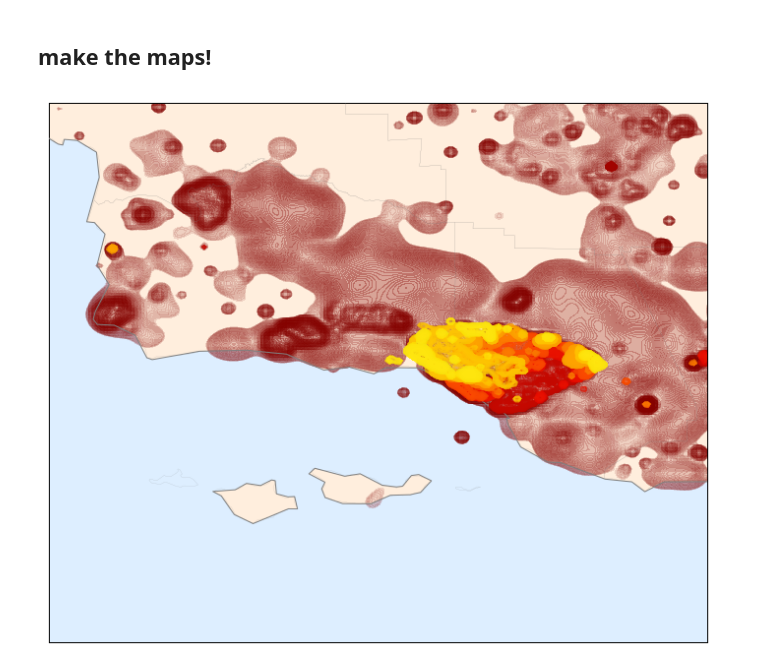
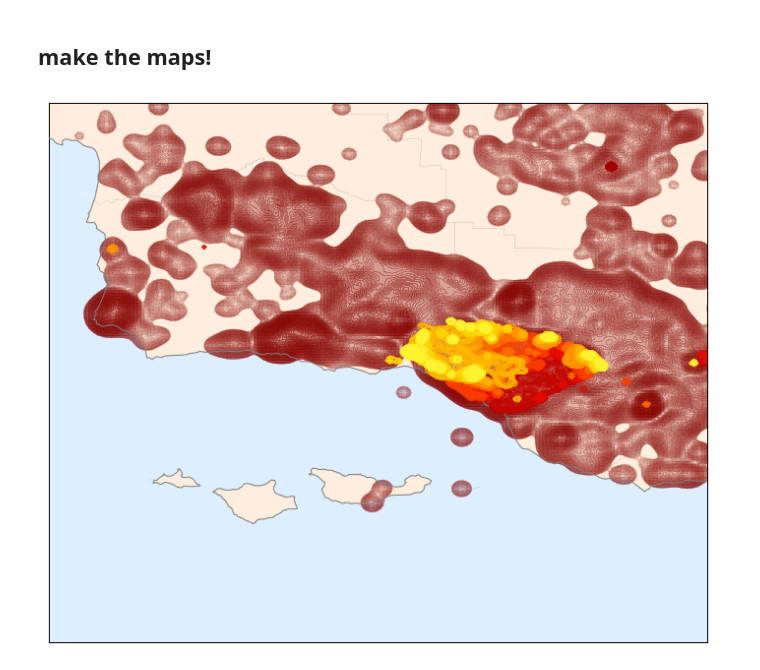
Before and after one commit to mkmcc/ThomasFire, a Jupyter notebook: Thomas Fire.ipynb, the cells around one changed output. Cells and saved outputs as stored; diff of their text form; code cells hidden in the pictures.

Commit message:
update code to accomodate new data as it comes in

```diff
--- a/Thomas Fire.ipynb
+++ b/Thomas Fire.ipynb
@@ -38 +57,16 @@ archive_color = cc.fire[len(cc.fire)/3 - 16] # alternatively '#d500ff'
+# %%
+# use the colorcet "fire" colormap, but start 1/3 of the way through the colormap
+# since the beginning is so dark
+#
+colors = cc.fire;
+colors = colors[len(colors)/3:int(0.95*len(colors))]
+
+# use a dark color from the same map for archival fires
+#
+archive_color = cc.fire[len(cc.fire)/3 - 16] # alternatively '#d500ff'
+
+# match up indices
+#
+color_indices = np.round(np.linspace(0, len(colors)-1, len(thomas_dates))).astype(int)
+colors = [ colors[i] for i in color_indices ]
 # %%
@@ -59,10 +96,10 @@ archive_colormap = hex_to_colormap(archive_color, expt=0.25, fact=0.5)
 fig = plt.figure(figsize=(8,8))
 m = Basemap(projection='lcc', resolution='i',
            width=2e5, height=2e5,
-           lat_0=34.4, lon_0=-119.7,)
+           lat_0=34.4, lon_0=-119.7)
 
-m.drawmapboundary(fill_color='#DDEEFF')
-m.fillcontinents(color='#FFEEDD')
-m.drawcoastlines(color='gray', zorder=2)
-m.drawcounties(color='gray', zorder=2)
+m.drawmapboundary(fill_color='#DDEEFF');
+m.fillcontinents(color='#FFEEDD');
+m.drawcoastlines(color='gray', zorder=2);
+m.drawcounties(color='gray', zorder=2);
 # %% [output]
@@ -101,18 +137,22 @@ def make_data(date, df, bw):
     kde = KernelDensity(bandwidth=bw, metric='haversine')
     kde.fit(np.radians(latlon))
 
-    Z = np.full(X.shape, -9999)
     Z = np.exp(kde.score_samples(xy))
     Z = Z.reshape(X.shape)
 
     return Z
 
+# MODIS has a resolution of 1 km, and VIIRS has a resolution of 375m.
+# empirically, blurring these by an extra ~50% makes for a smoother plot
+#
 km = 1.0 / 6400
-m_data = [ make_data(date, modis_7day, 1.0   * 1.5 * km) for date in thomas_dates ]
-v_data = [ make_data(date, viirs_7day, 0.375 * 1.5 * km) for date in thomas_dates ]
+m_data = [ make_data(date, thomas_fire_modis, 1.0   * 1.5 * km) for date in thomas_dates ]
+v_data = [ make_data(date, thomas_fire_viirs, 0.375 * 1.5 * km) for date in thomas_dates ]
 # %%
-av_data = make_data(None, viirs_archive, 0.375 * 3 * km)
-am_data = make_data(None, modis_archive, 1.0   * 3 * km)
+# blur the archival data to 2km resolution
+#
+av_data = make_data(None, viirs_archive, 2.0 * km)
+am_data = make_data(None, modis_archive, 2.0 * km)
 # %%
 data = [ m + v for m, v in zip(m_data, v_data) ]
 
@@ -138,22 +178,22 @@ for i, Z in enumerate(v_data):
 # %%
 fig, ax = plt.subplots(figsize=(12,12))
 
 m = Basemap(projection='cyl', llcrnrlat=Y.min(),
                urcrnrlat=Y.max(), llcrnrlon=X.min(),
-               urcrnrlon=X.max(), resolution='i', ax=ax)
+               urcrnrlon=X.max(), resolution='h', ax=ax)
 
 m.drawmapboundary(fill_color='#DDEEFF');
 m.fillcontinents(color='#FFEEDD');
 
 ax.contourf(X, Y, adata, levels=alevels, cmap=archive_colormap, zorder=2);
 
 m.drawcoastlines(color='gray', zorder=3);
 m.drawcounties(color='gray', zorder=3);
 
 for i, Z in enumerate(v_data):
     ax.contourf(X, Y, Z, levels=levels[2:], cmap=colormaps[i], zorder=4);
 # %% [output]
-[figure, old version]
+[figure, new version]
 # %%
 fig.savefig('thomas-fire-plain.png', dpi=150, bbox_inches='tight')
 # %%
```
Also changed, not shown: parts of 11 cells of this notebook, 4 other files.
